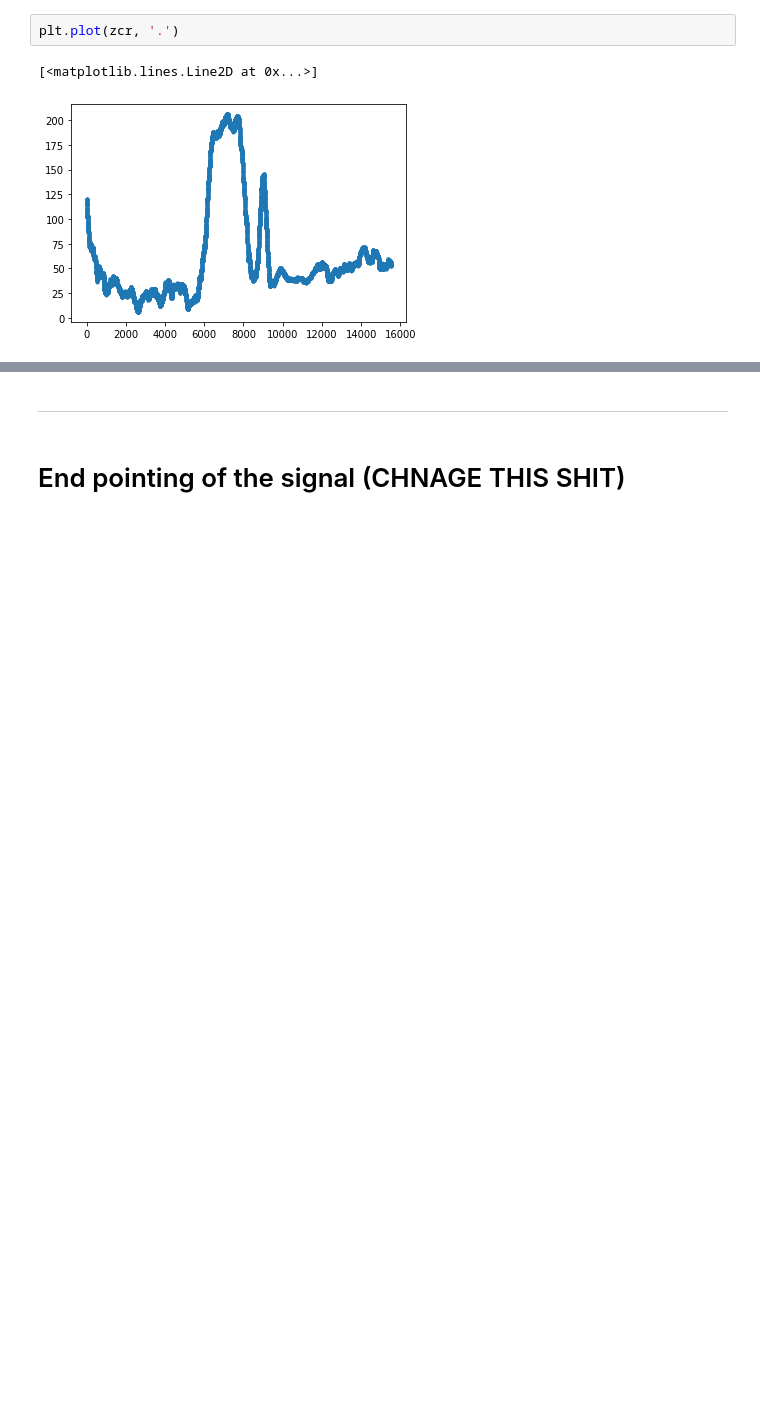
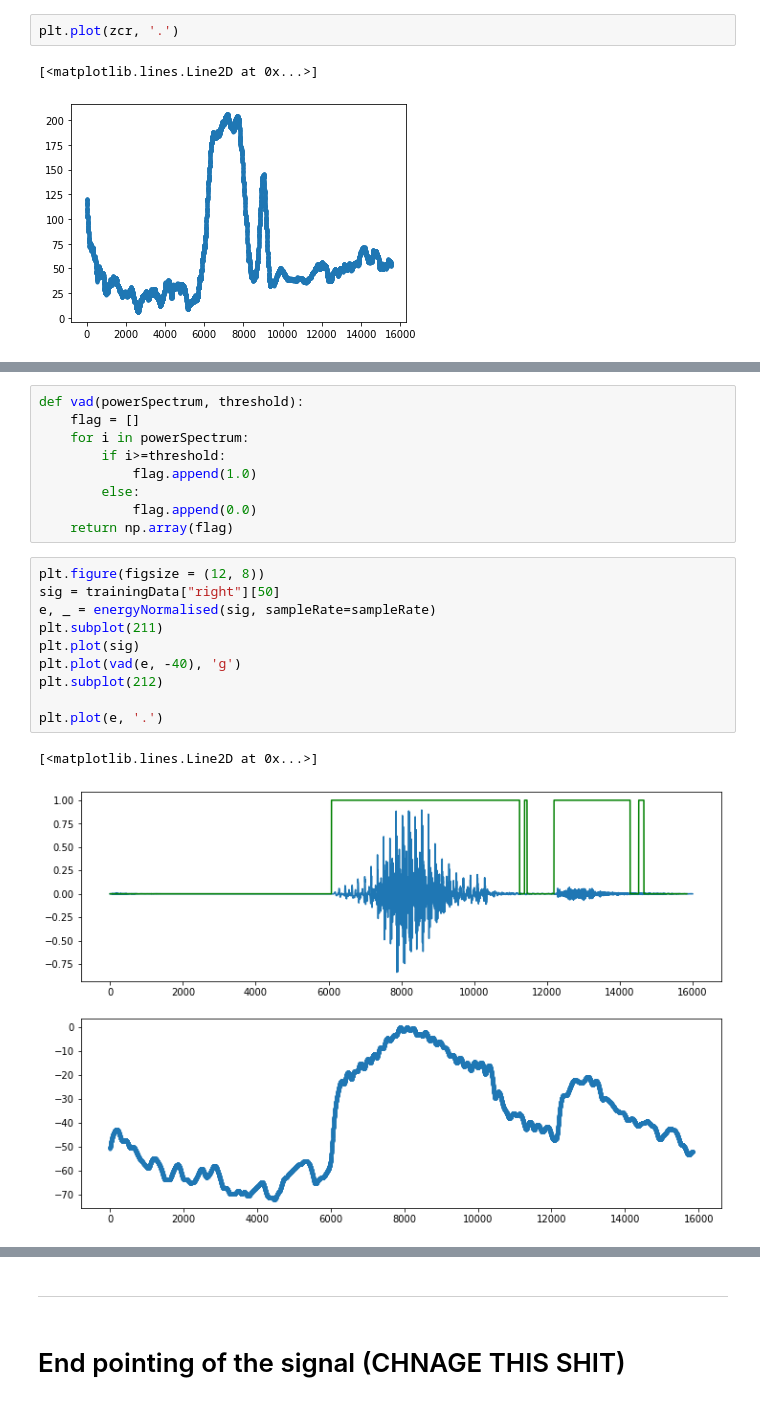
Before and after one commit to Rohit01-zoey/EE679, a Jupyter notebook: CompAssg3/Code.ipynb, the cells around one changed output, grey strips where cells are left out. Cells and saved outputs as stored; diff of their text form; blank space fills up the shorter version.

```diff
--- a/CompAssg3/Code.ipynb
+++ b/CompAssg3/Code.ipynb
@@ -128,0 +167,22 @@ plt.plot(zcr, '.')
+# %%
+def vad(powerSpectrum, threshold):
+    flag = []
+    for i in powerSpectrum:
+        if i>=threshold:
+            flag.append(1.0)
+        else:
+            flag.append(0.0)
+    return np.array(flag)
+# %%
+plt.figure(figsize = (12, 8))
+sig = trainingData["right"][50]
+e, _ = energyNormalised(sig, sampleRate=sampleRate)
+plt.subplot(211)
+plt.plot(sig)
+plt.plot(vad(e, -40), 'g')
+plt.subplot(212)
+
+plt.plot(e, '.')
+# %% [output]
+[<matplotlib.lines.Line2D at 0x...>]
+[figure, added]
```
Also changed, not shown: parts of 6 cells of this notebook.
